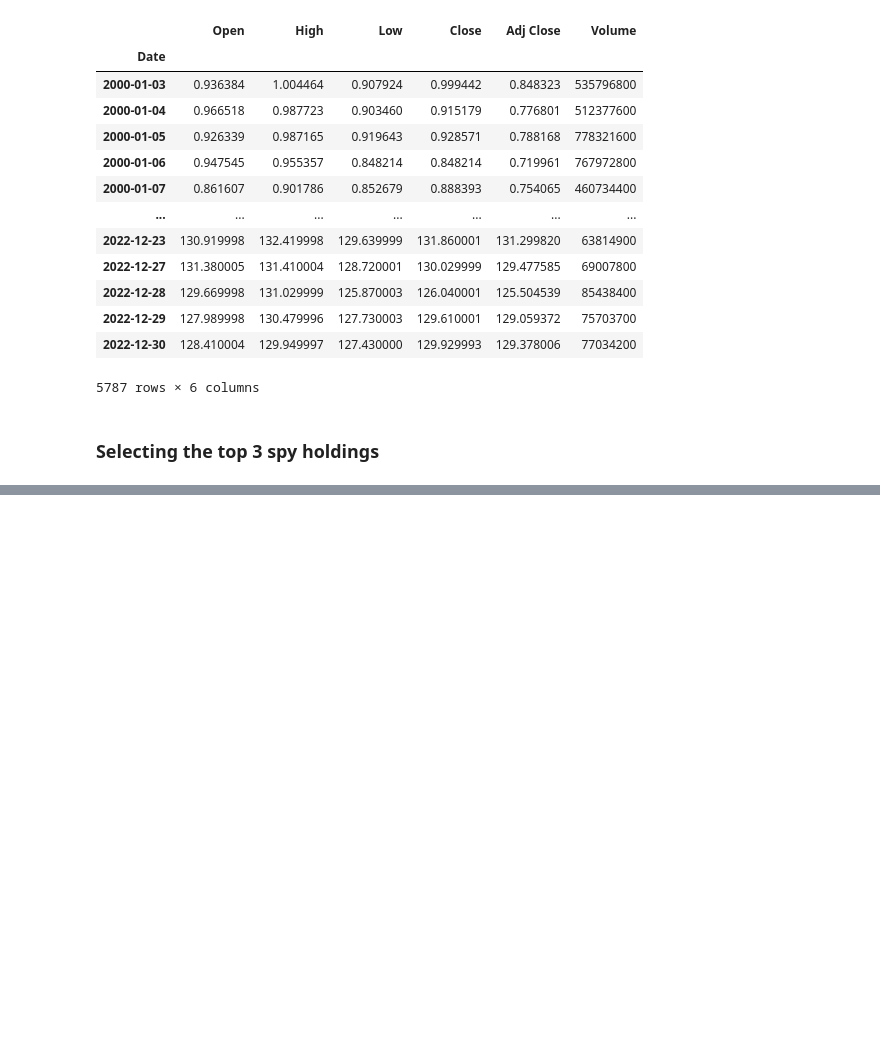
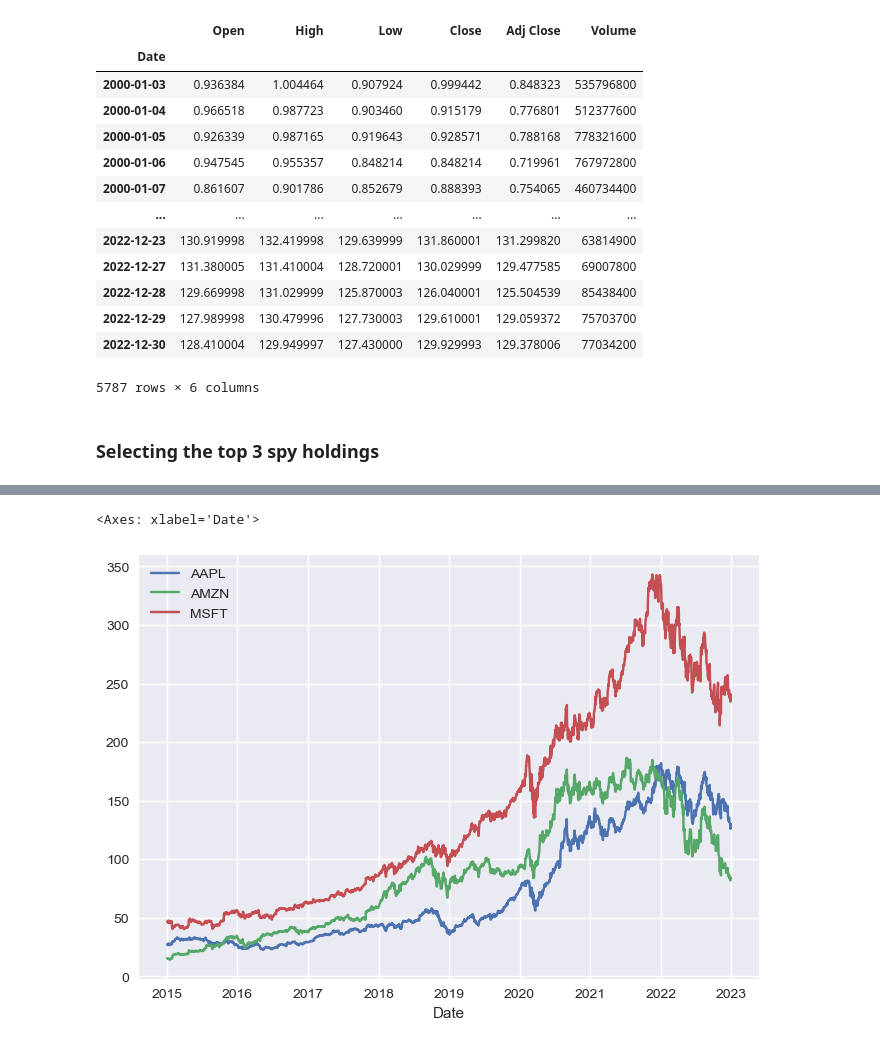
Before and after one commit to a-alejo/SP500-Stock-Analysis, a Jupyter notebook: SP500-Stock-Analysis.ipynb, the cells around one changed output, grey strips where cells are left out. Drawn from its saved outputs; the diff is of its cells as text; code cells hidden in the pictures; blank space fills up the shorter version.

```diff
--- a/SP500-Stock-Analysis.ipynb
+++ b/SP500-Stock-Analysis.ipynb
@@ -48,0 +163,15 @@ stocks
+# %%
+#Looking at the stocks from 2015
+
+close_reset = close.copy()
+
+close_reset = close_reset.reset_index()
+close_reset = close_reset[close_reset['Date'] > '2015']
+close_reset.set_index('Date', inplace=True)
+
+
+#Create a line plot
+sns.lineplot(data=close_reset, dashes=False)
+# %% [output]
+<Axes: xlabel='Date'>
+[figure, added]
```
Also changed, not shown: parts of 9 cells of this notebook.
